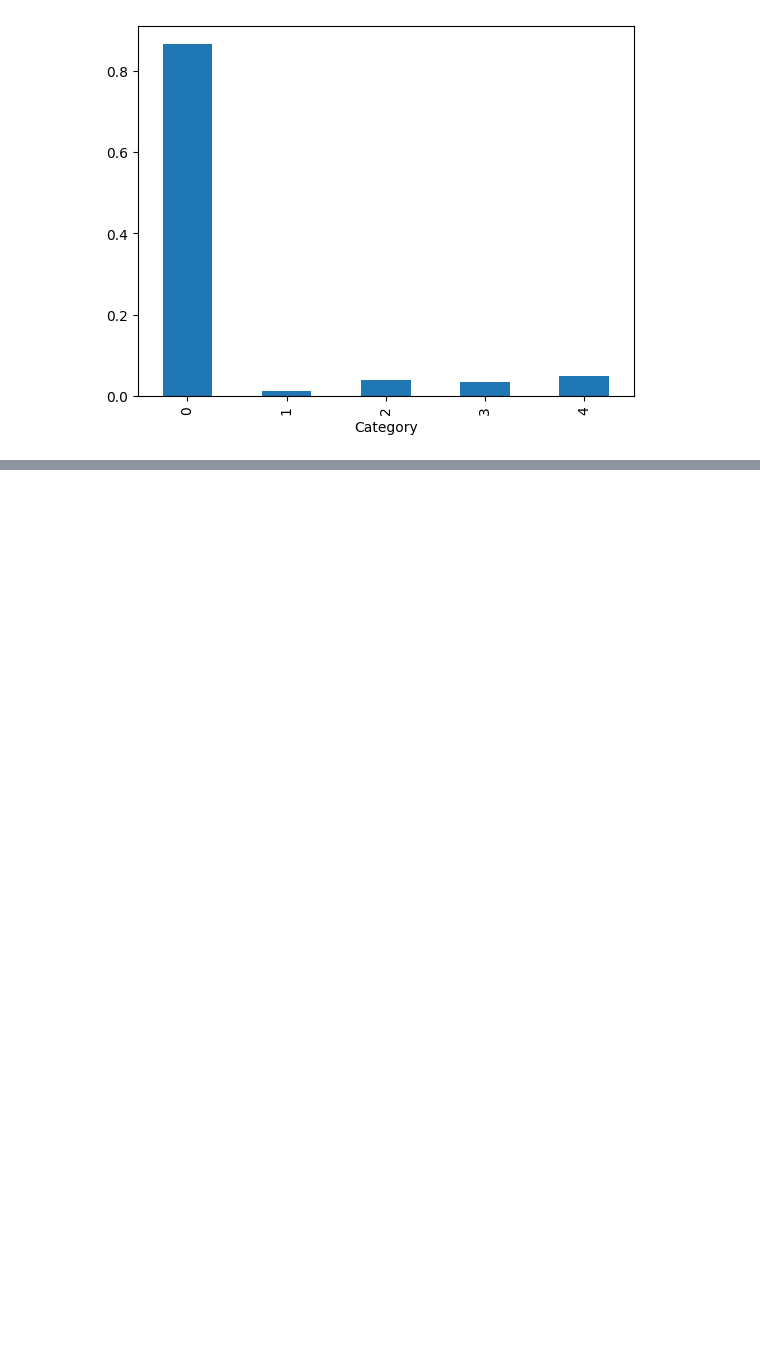
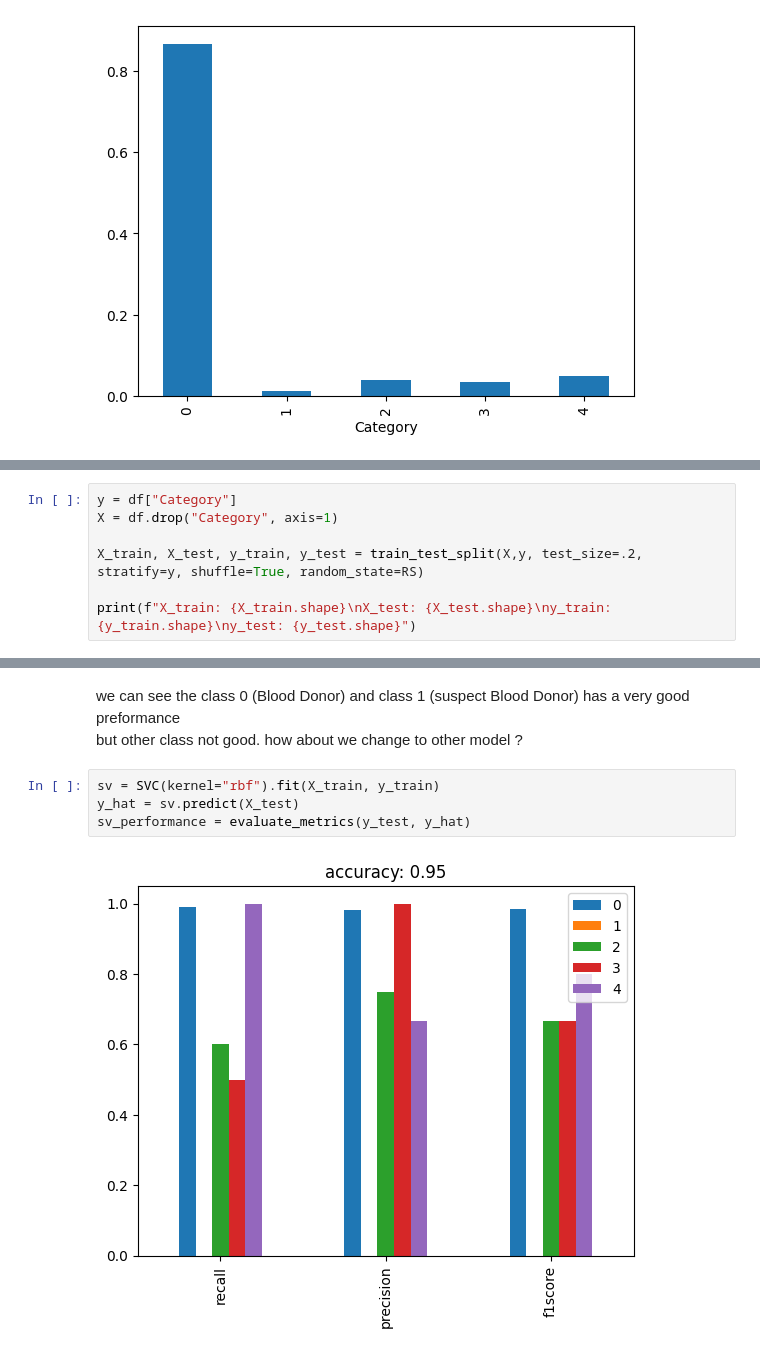
Before and after one commit to zhiyixu/ibm, a Jupyter notebook: 3.分类问题/project/HepatitisCdata.ipynb, the cells around one changed output, grey strips where cells are left out. Saved outputs shown, nothing was run; the diff lists cells and outputs as text; blank space fills up the shorter version.

```diff
--- a/3.分类问题/project/HepatitisCdata.ipynb
+++ b/3.分类问题/project/HepatitisCdata.ipynb
@@ -87,0 +140,7 @@ _  = sns.heatmap(df.corr(), annot=True, fmt=".1f")
+# %%
+y = df["Category"]
+X = df.drop("Category", axis=1)
+
+X_train, X_test, y_train, y_test = train_test_split(X,y, test_size=.2, stratify=y, shuffle=True, random_state=RS)
+
+print(f"X_train: {X_train.shape}\nX_test: {X_test.shape}\ny_train: {y_train.shape}\ny_test: {y_test.shape}")
@@ -87,0 +196,9 @@ _  = sns.heatmap(df.corr(), annot=True, fmt=".1f")
+# %% [markdown]
+we can see the class 0 (Blood Donor) and class 1 (suspect Blood Donor) has a very good preformance
+but other class not good. how about we change to other model ?
+# %%
+sv = SVC(kernel="rbf").fit(X_train, y_train)
+y_hat = sv.predict(X_test)
+sv_performance = evaluate_metrics(y_test, y_hat)
+# %% [output]
+[figure, added]
```
Also changed, not shown: parts of 52 cells of this notebook, 2 other files.
